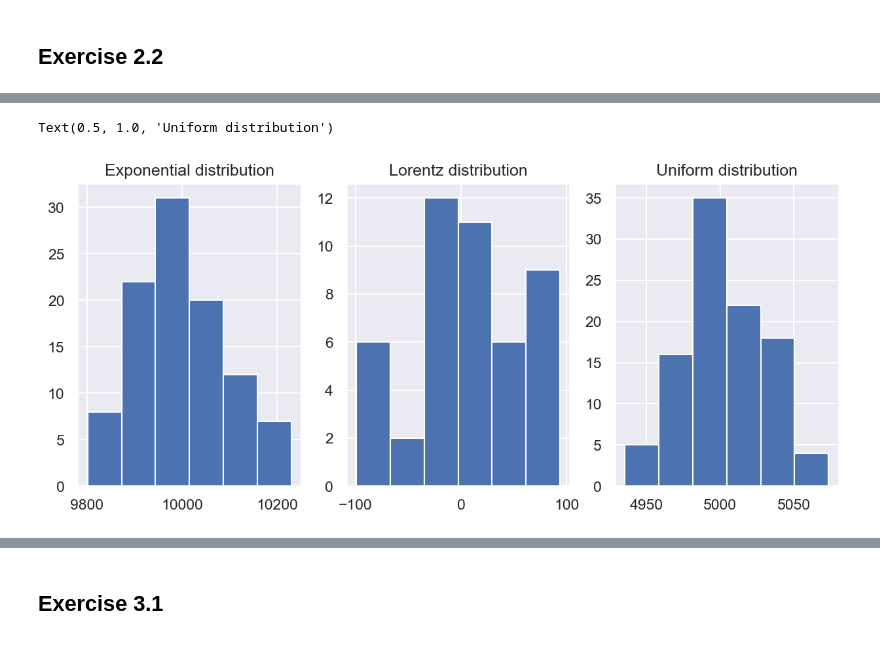
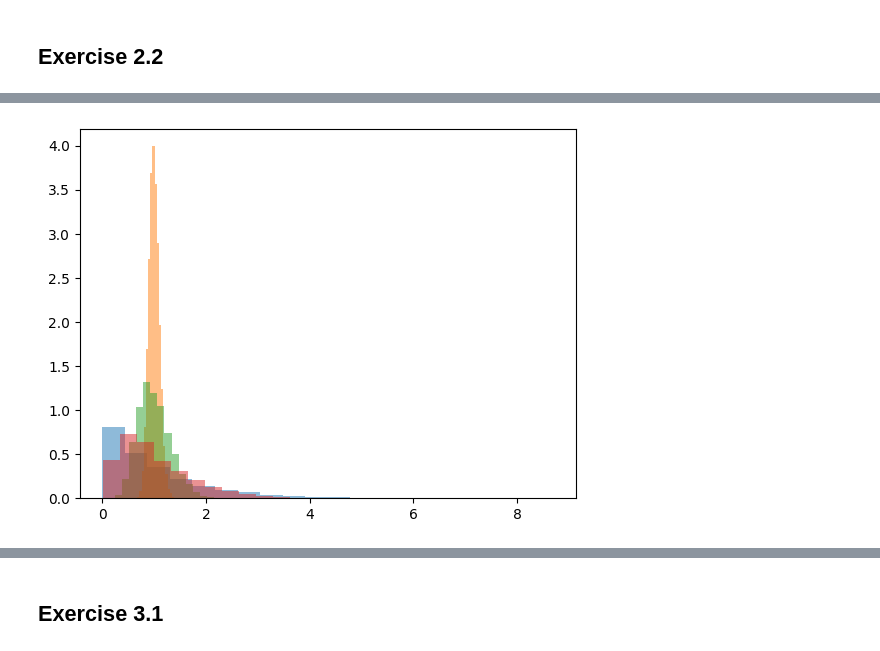
Before and after one commit to Giac97/Simulazione-Numerica, a Jupyter notebook: notebooks/Exercise 1/Exercise 1 - Analysis.ipynb, the cells around one changed output, grey strips where cells are left out. Drawn from its saved outputs; the diff is of its cells as text; code cells hidden in the pictures.

Commit message:
Completed dices

```diff
--- a/notebooks/Exercise 1/Exercise 1 - Analysis.ipynb
+++ b/notebooks/Exercise 1/Exercise 1 - Analysis.ipynb
@@ -57,9 +80,6 @@ ran_lorentz = np.loadtxt("lorentz.dat", unpack = True)
 lorentz_restricted = ran_lorentz[np.abs(ran_lorentz) < 15 ]
 # %% [markdown]
 We plot histograms of the distributions, the Lorentz distribution, having infinite variance, has been restricted to the interval (-15, 15)
-# %%
-import seaborn as sns
-sns.set()
 # %%
 fig, axs =  plt.subplots(1,2, figsize = (10, 4), dpi = 150)
 axs[0].hist(lorentz_restricted, 25)
@@ -72,7 +92,6 @@ Text(0.5, 1.0, 'Exponential distribution')
 # %% [markdown]
 ## Exercise 2.2
 # %%
-exp_sum = np.loadtxt("sumexp.dat", unpack = True)
-lor_sum = np.loadtxt("sumlorentz.dat", unpack = True)/ 100
-unif_sum = np.loadtxt("sumunif.dat", unpack = True)
-lor_sum_restricted = lor_sum[np.abs(lor_sum) < 100]
+std_dice = np.loadtxt("standard.dat", unpack = True)
+for i in range(4):
+    plt.hist(std_dice[i,:], bins = 20, alpha = 0.5, density = True)
@@ -79,11 +100,6 @@ lor_sum_restricted = lor_sum[np.abs(lor_sum) < 100]
 # %%
-fig, axs =  plt.subplots(1,3, figsize = (10, 4), dpi = 150)
-axs[0].hist(exp_sum, 6)
-axs[0].set_title("Exponential distribution")
-axs[1].hist(lor_sum_restricted, 6)
-axs[1].set_title("Lorentz distribution")
-axs[2].hist(unif_sum, 6)
-axs[2].set_title("Uniform distribution")
+exp_dice = np.loadtxt("exponential.dat", unpack = True)
+for i in range(4):
+    plt.hist(exp_dice[-i,:], bins = 20, alpha = 0.5, density = True)
 # %% [output]
-Text(0.5, 1.0, 'Uniform distribution')
-[figure, old version]
+[figure, new version]
```
Also changed, not shown: parts of 10 cells of this notebook, 4 other files.
